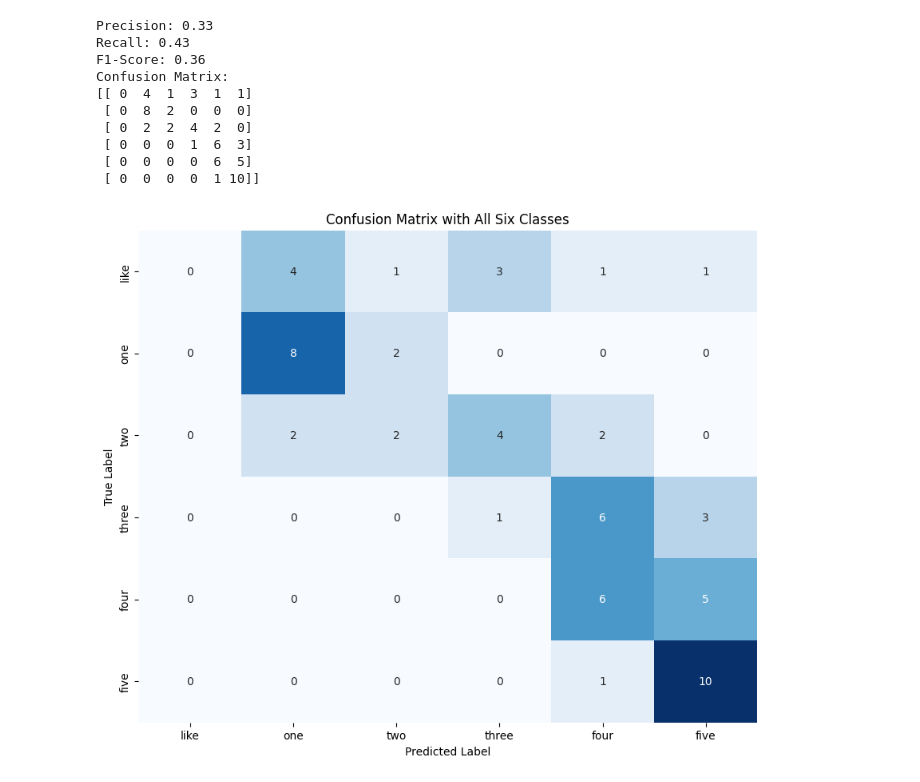
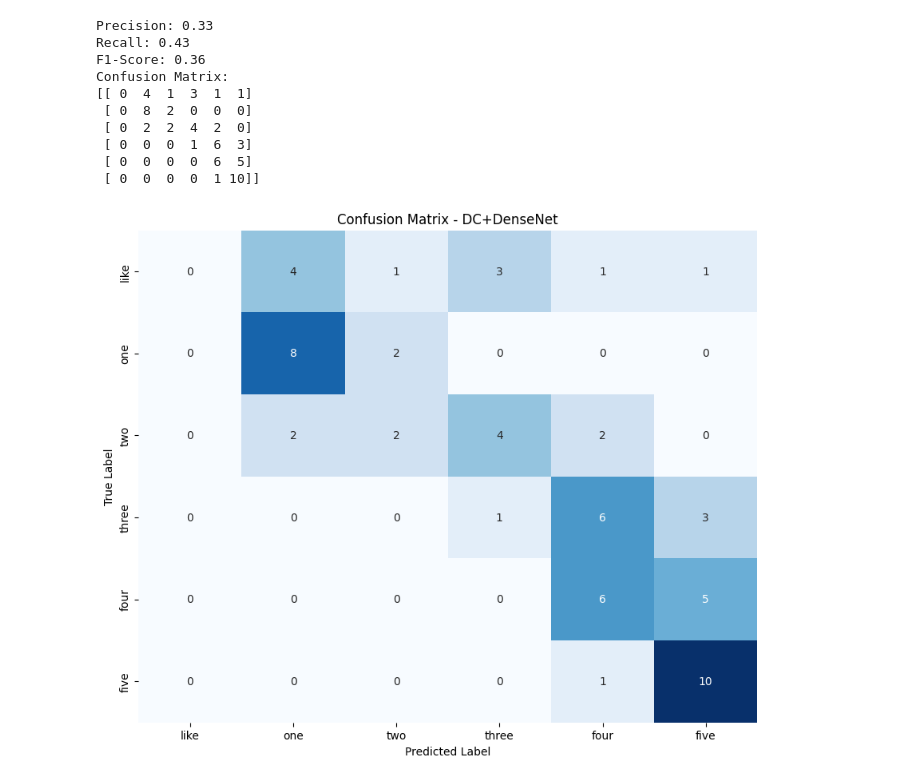
Before and after one commit to hsun26/CS445-Project, a Jupyter notebook: Dual_CNN_(use_new_dataset).ipynb, the cells around one changed output. Saved outputs shown, nothing was run; the diff lists cells and outputs as text; code cells hidden in the pictures.

```diff
--- a/Dual_CNN_(use_new_dataset).ipynb
+++ b/Dual_CNN_(use_new_dataset).ipynb
@@ -1774,17 +1774,17 @@ Confusion Matrix:
 # %%
 label_names = ['like', 'one', 'two', 'three', 'four', 'five']
 
 # Convert the names to the corresponding numeric labels for the confusion matrix
 numeric_labels = [0, 1, 2, 3, 4, 5]
 
 conf_matrix = confusion_matrix(labels_list, predictions, labels=numeric_labels)
 
 plt.figure(figsize=(10, 8))
 sns.heatmap(conf_matrix, annot=True, fmt="d", cmap="Blues", cbar=False,
             xticklabels=label_names, yticklabels=label_names)
 plt.xlabel("Predicted Label")
 plt.ylabel("True Label")
-plt.title("Confusion Matrix with All Six Classes")
+plt.title("Confusion Matrix - DC+DenseNet")
 plt.show()
 # %% [output]
-[figure, old version]
+[figure, new version]
```
Also changed, not shown: parts of 3 cells of this notebook.
